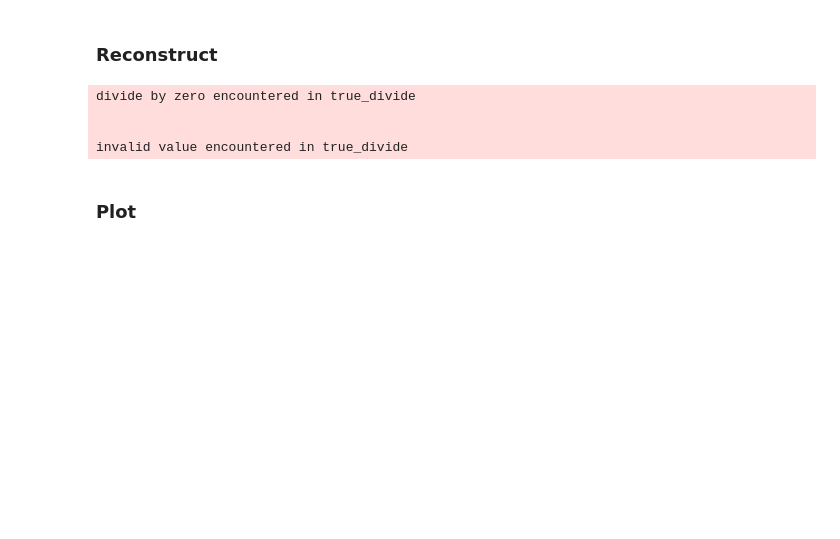
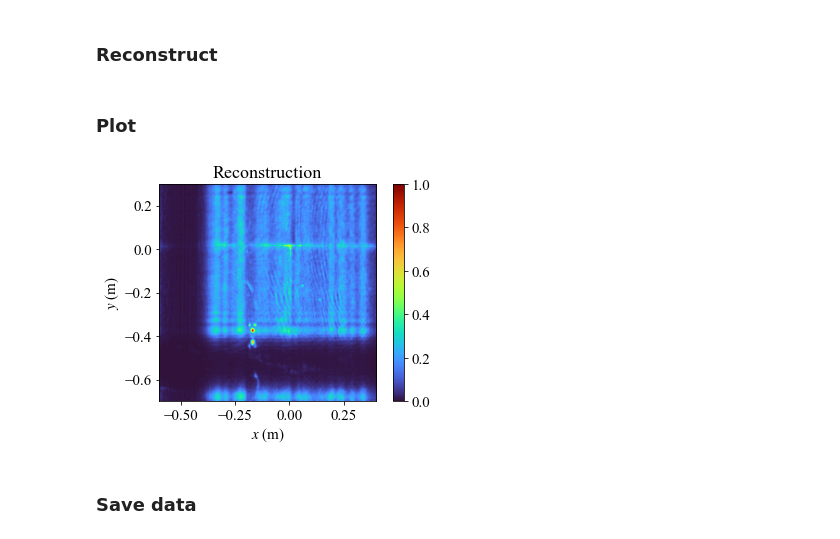
Before and after one commit to aaronvd/twi_experiments, a Jupyter notebook: RMA_reconstruct.ipynb, the cells around one changed output. Cells and saved outputs as stored; diff of their text form; code cells hidden in the pictures; blank space fills up the shorter version.

Commit message:
Added save functionality to RMA_reconstruct notebook.

```diff
--- a/RMA_reconstruct.ipynb
+++ b/RMA_reconstruct.ipynb
@@ -18,7 +18,7 @@ C = scipy.constants.c
 # %%
 d_antennas = .035        # distance between tx/rx antennas
 
-mat = scipy.io.loadmat(r'..\..\Data\wall1_with_drywall_2022-11-05.mat')
+mat = scipy.io.loadmat(r'..\..\Data\wall1_with_drywall_2022-11-13.mat')
 notes = list(mat['notes'])
 print('NOTES:')
 for i in range(len(notes)):
@@ -31,7 +31,7 @@ measurements = np.flip(mat['measurements'], axis=(0,1))
 z_offset = mat['z_offset'][0,0]*mm
 
 ### load background
-mat = scipy.io.loadmat(r'..\..\Data\background_2022-10-29.mat')
+mat = scipy.io.loadmat(r'..\..\Data\background_2022-11-11.mat')
 bg = np.flip(mat['measurements'], axis=(0,1))
 
 ### subtract background from measurements
@@ -71,18 +70,17 @@ plt.show()
 ### Reconstruct
 # %%
 recon = mr.MonostaticReconstruction(f, Xa, Ya, z_offset)
-recon.setup((1, 1, .3), (5*mm, 5*mm, 5*mm), Lxa=0.8, Lya=0.8, fc=22E9, bw=8E9, delta_f_indx=4, scene_offsets=(-0.1,-0.2,.8), method='RMA-NUFFT')
+recon.setup((1, 1, .3), (5*mm, 5*mm, 5*mm), Lxa=0.8, Lya=0.8, fc=22E9, bw=8E9, delta_f_indx=4, scene_offsets=(-0.1,-0.2,0), method='RMA-interp')
-# %% [output]
-divide by zero encountered in true_divide
-
-
-invalid value encountered in true_divide
 # %%
 recon.reconstruct(measurements)
 # %% [markdown]
 ### Plot
 # %%
-recon.resample(.5)
-# recon.plot(plot_type='xy', scale='linear', cmap='turbo', colormin=0, colormax=1)
+# recon.resample(.5)
+recon.plot(plot_type='xy', scale='linear', cmap='turbo', colormin=0, colormax=1)
 # recon.plot(plot_type='section', slice_axis='z', scale='linear', cmap='turbo', colormin=0, colormax=.5)
-recon.plot(plot_type='3D', scale='linear', cmap='Turbo', colormin=0, colormax=1, surface_count=100, opacity=0.05)
+# recon.plot(plot_type='3D', scale='linear', cmap='Turbo', colormin=0, colormax=1, surface_count=100, opacity=0.05)
+# %% [output]
+[figure, added]
+# %% [markdown]
+### Save data
```
Also changed, not shown: parts of 2 cells of this notebook.
